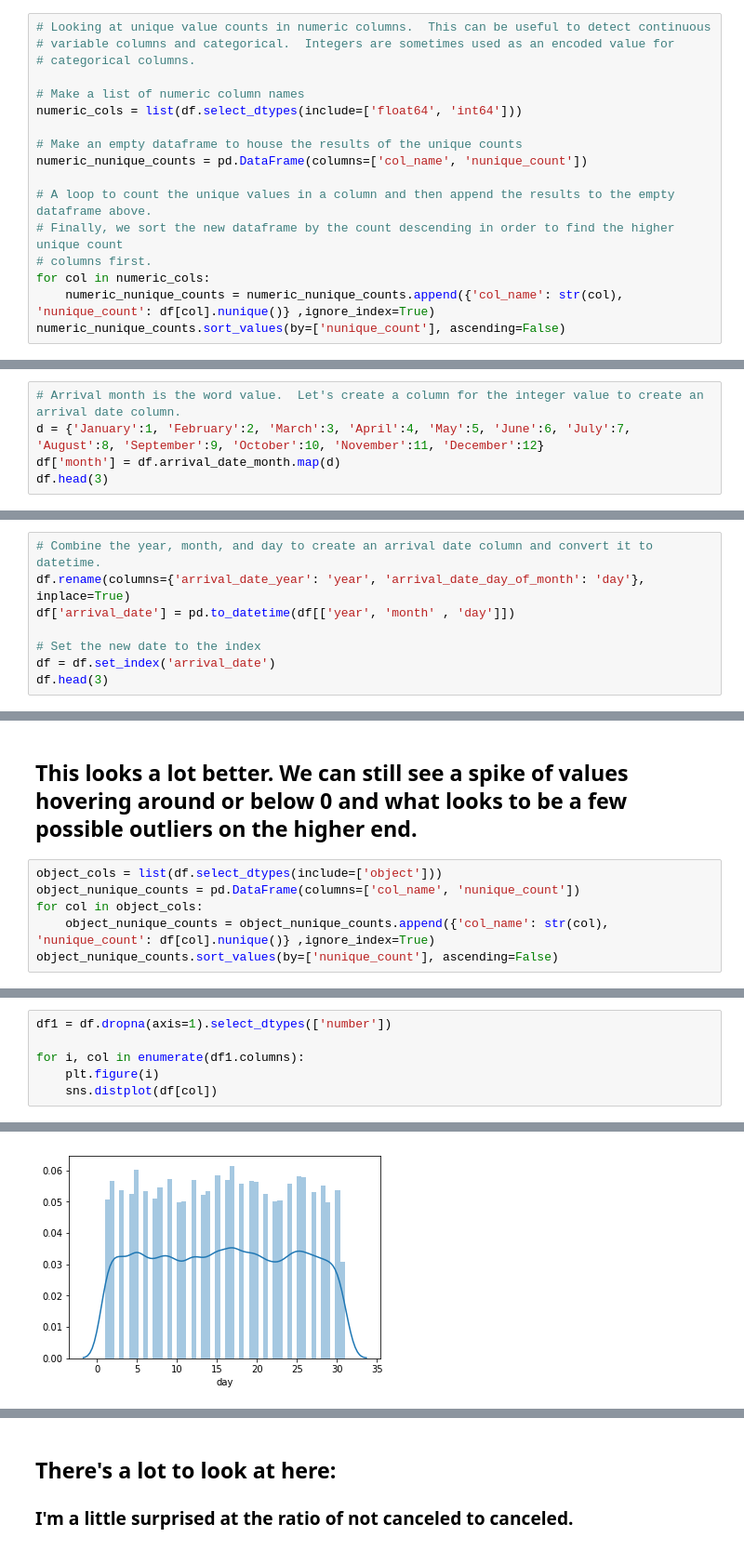
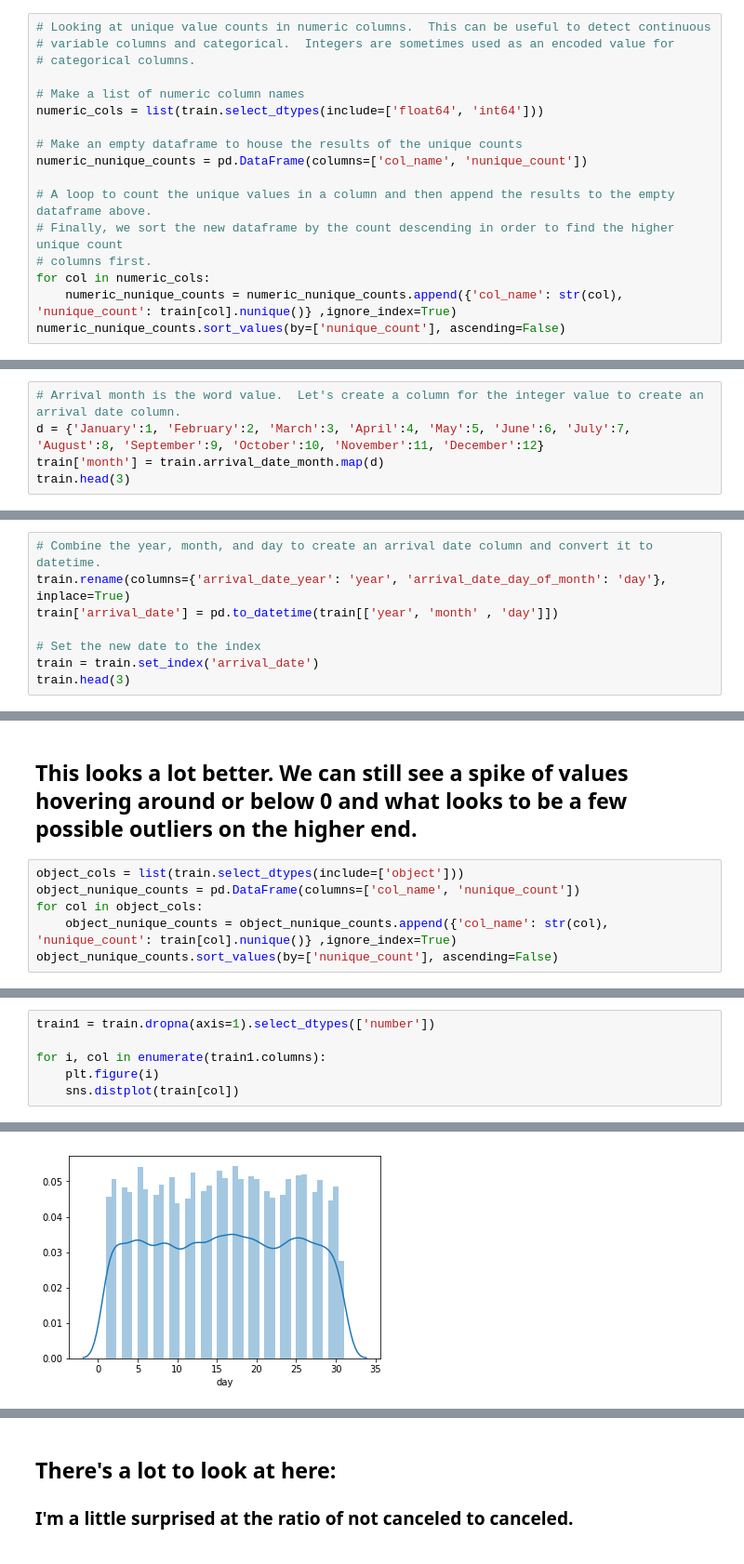
Before and after one commit to josephburton06/Hotel-Bookings, a Jupyter notebook: acquire_prep_some_explore_hotel_bookings.ipynb, the cells around one changed output, grey strips where cells are left out. Shown at 93% size. Drawn from its saved outputs; the diff is of its cells as text.

```diff
--- a/acquire_prep_some_explore_hotel_bookings.ipynb
+++ b/acquire_prep_some_explore_hotel_bookings.ipynb
@@ -320,7 +329,7 @@ df_nulls[df_nulls['null_count'] > 0].sort_values(by='null_count', ascending=Fals
 # categorical columns.
 
 # Make a list of numeric column names
-numeric_cols = list(df.select_dtypes(include=['float64', 'int64']))
+numeric_cols = list(train.select_dtypes(include=['float64', 'int64']))
 
 # Make an empty dataframe to house the results of the unique counts
 numeric_nunique_counts = pd.DataFrame(columns=['col_name', 'nunique_count'])
@@ -329,7 +338,7 @@ numeric_nunique_counts = pd.DataFrame(columns=['col_name', 'nunique_count'])
 # Finally, we sort the new dataframe by the count descending in order to find the higher unique count
 # columns first.
 for col in numeric_cols:
-    numeric_nunique_counts = numeric_nunique_counts.append({'col_name': str(col), 'nunique_count': df[col].nunique()} ,ignore_index=True)
+    numeric_nunique_counts = numeric_nunique_counts.append({'col_name': str(col), 'nunique_count': train[col].nunique()} ,ignore_index=True)
 numeric_nunique_counts.sort_values(by=['nunique_count'], ascending=False)
 # %% [output]
 |  | col_name | nunique_count |
@@ -343,7 +352,7 @@ numeric_nunique_counts.sort_values(by=['nunique_count'], ascending=False)
 # %%
 # Arrival month is the word value.  Let's create a column for the integer value to create an arrival date column.
 d = {'January':1, 'February':2, 'March':3, 'April':4, 'May':5, 'June':6, 'July':7, 'August':8, 'September':9, 'October':10, 'November':11, 'December':12}
-df['month'] = df.arrival_date_month.map(d)
-df.head(3)
+train['month'] = train.arrival_date_month.map(d)
+train.head(3)
 # %% [output]
 |  | hotel | is_canceled | lead_time | arrival_date_year | arrival_date_month | arrival_date_week_number | ... |
@@ -353,12 +362,12 @@ df.head(3)
 3 rows × 37 columns
 # %%
 # Combine the year, month, and day to create an arrival date column and convert it to datetime.
-df.rename(columns={'arrival_date_year': 'year', 'arrival_date_day_of_month': 'day'}, inplace=True)
-df['arrival_date'] = pd.to_datetime(df[['year', 'month' , 'day']])
+train.rename(columns={'arrival_date_year': 'year', 'arrival_date_day_of_month': 'day'}, inplace=True)
+train['arrival_date'] = pd.to_datetime(train[['year', 'month' , 'day']])
 
 # Set the new date to the index
-df = df.set_index('arrival_date')
-df.head(3)
+train = train.set_index('arrival_date')
+train.head(3)
 # %% [output]
 |  | hotel | is_canceled | lead_time | year | arrival_date_month | arrival_date_week_number | day | ... |
 | arrival_date |  |  |  |  |  |  |  | ... |
@@ -398,10 +407,10 @@ df[['hotel','adr']].query('adr > 400').sort_values(by='adr')
 # %% [markdown]
 ## This looks a lot better.  We can still see a spike of values hovering around or below 0 and what looks to be a few possible outliers on the higher end.
 # %%
-object_cols = list(df.select_dtypes(include=['object']))
+object_cols = list(train.select_dtypes(include=['object']))
 object_nunique_counts = pd.DataFrame(columns=['col_name', 'nunique_count'])
 for col in object_cols:
-    object_nunique_counts = object_nunique_counts.append({'col_name': str(col), 'nunique_count': df[col].nunique()} ,ignore_index=True)
+    object_nunique_counts = object_nunique_counts.append({'col_name': str(col), 'nunique_count': train[col].nunique()} ,ignore_index=True)
 object_nunique_counts.sort_values(by=['nunique_count'], ascending=False)
 # %% [output]
 |  | col_name | nunique_count |
@@ -418,9 +427,9 @@ object_nunique_counts.sort_values(by=['nunique_count'], ascending=False)
 | 10 | reservation_status | 3 |
 | 0 | hotel | 2 |
 # %%
-df1 = df.dropna(axis=1).select_dtypes(['number'])
+train1 = train.dropna(axis=1).select_dtypes(['number'])
 
-for i, col in enumerate(df1.columns):
+for i, col in enumerate(train1.columns):
     plt.figure(i)
-    sns.distplot(df[col])
+    sns.distplot(train[col])
 # %% [output]
@@ -431 +440 @@ for i, col in enumerate(df1.columns):
-[figure, old version]
+[figure, new version]
```
Also changed, not shown: parts of 90 cells of this notebook.
